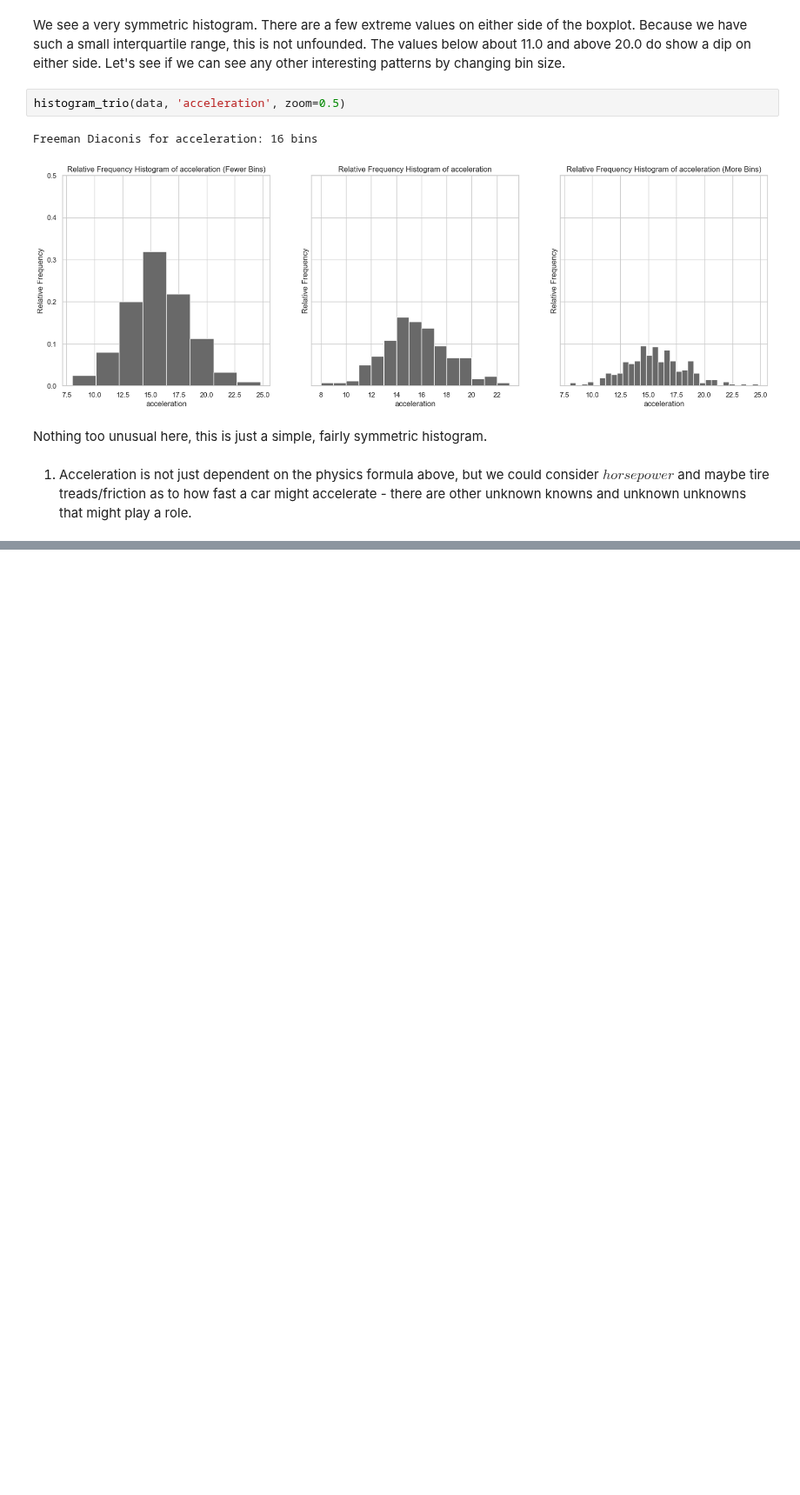
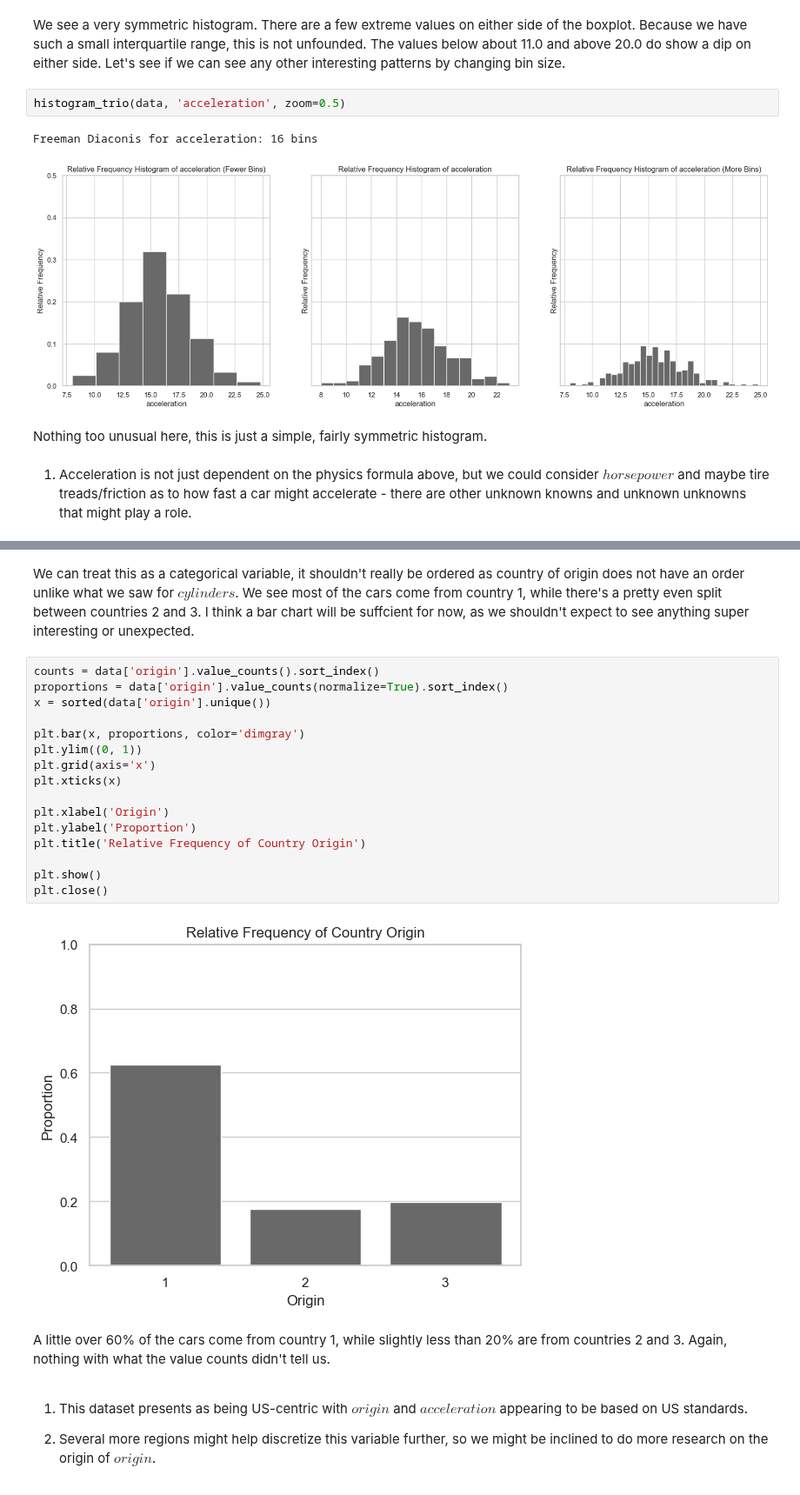
Before and after one commit to ansaridan/jhu-data-engineering-team-5, a Jupyter notebook: Problem_Set_5_1/51_a.ipynb, the cells around one changed output, grey strips where cells are left out. Shown at 87% size. Cells and saved outputs as stored; diff of their text form; blank space fills up the shorter version.

```diff
--- a/Problem_Set_5_1/51_a.ipynb
+++ b/Problem_Set_5_1/51_a.ipynb
@@ -199,0 +285,26 @@ Nothing too unusual here, this is just a simple, fairly symmetric histogram.
+# %% [markdown]
+We can treat this as a categorical variable, it shouldn't really be ordered as country of origin does not have an order unlike what we saw for $cylinders$. We see most of the cars come from country 1, while there's a pretty even split between countries 2 and 3. I think a bar chart will be suffcient for now, as we shouldn't expect to see anything super interesting or unexpected.
+# %%
+counts = data['origin'].value_counts().sort_index()
+proportions = data['origin'].value_counts(normalize=True).sort_index()
+x = sorted(data['origin'].unique())
+
+plt.bar(x, proportions, color='dimgray')
+plt.ylim((0, 1))
+plt.grid(axis='x')
+plt.xticks(x)
+
+plt.xlabel('Origin')
+plt.ylabel('Proportion')
+plt.title('Relative Frequency of Country Origin')
+
+plt.show()
+plt.close()
+# %% [output]
+[figure, added]
+# %% [markdown]
+A little over 60% of the cars come from country 1, while slightly less than 20% are from countries 2 and 3. Again, nothing with what the value counts didn't tell us.
+# %% [markdown]
+1. This dataset presents as being US-centric with $origin$ and $acceleration$ appearing to be based on US standards.
+
+2. Several more regions might help discretize this variable further, so we might be inclined to do more research on the origin of $origin$.
```
Also changed, not shown: parts of 30 cells of this notebook, 2 other files.
